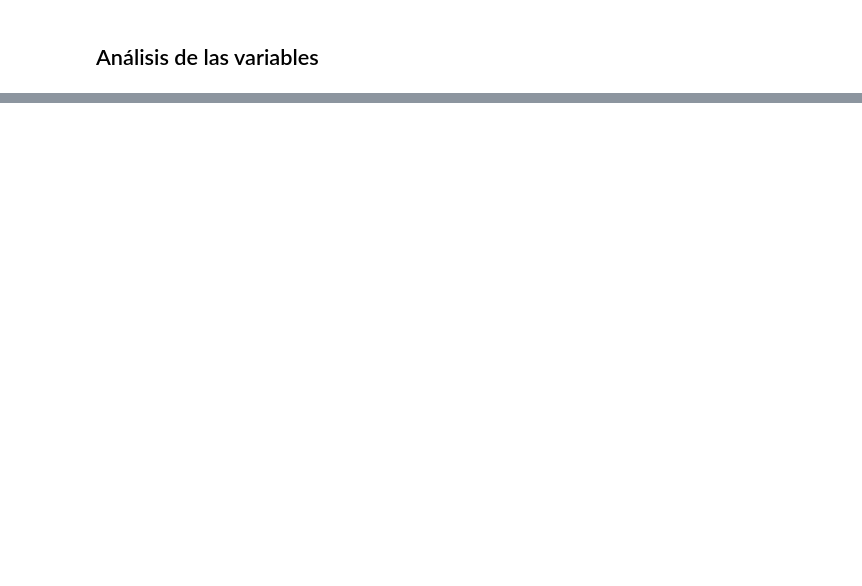
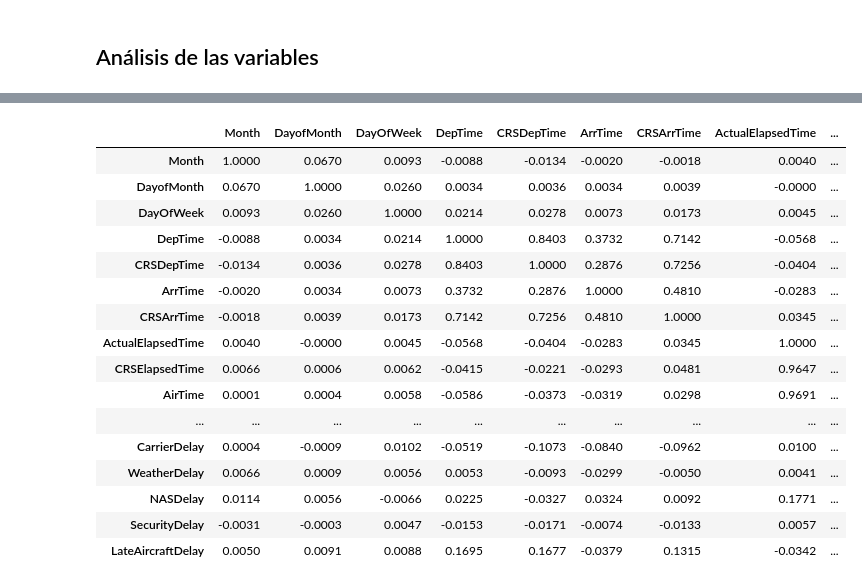
Before and after one commit to inesgfortis/Aircraft_Delays_Analysis, a Jupyter notebook: Preprocessing.ipynb, the cells around one changed output, grey strips where cells are left out. Cells and saved outputs as stored; diff of their text form; code cells hidden in the pictures; blank space fills up the shorter version.

```diff
--- a/Preprocessing.ipynb
+++ b/Preprocessing.ipynb
@@ -154,0 +149,24 @@ LateAircraftDelay           1.000000
+# %%
+df.drop("Year", inplace=True, axis=1)
+# %%
+# Correlación entre variables númericamente
+corr = df.corr()
+corr.style.background_gradient(cmap='coolwarm').set_precision(4)
+# %% [output]
+|  | Month | DayofMonth | DayOfWeek | DepTime | CRSDepTime | ArrTime | CRSArrTime | ActualElapsedTime | ... |
+| Month | 1.0000 | 0.0670 | 0.0093 | -0.0088 | -0.0134 | -0.0020 | -0.0018 | 0.0040 | ... |
+| DayofMonth | 0.0670 | 1.0000 | 0.0260 | 0.0034 | 0.0036 | 0.0034 | 0.0039 | -0.0000 | ... |
+| DayOfWeek | 0.0093 | 0.0260 | 1.0000 | 0.0214 | 0.0278 | 0.0073 | 0.0173 | 0.0045 | ... |
+| DepTime | -0.0088 | 0.0034 | 0.0214 | 1.0000 | 0.8403 | 0.3732 | 0.7142 | -0.0568 | ... |
+| CRSDepTime | -0.0134 | 0.0036 | 0.0278 | 0.8403 | 1.0000 | 0.2876 | 0.7256 | -0.0404 | ... |
+| ArrTime | -0.0020 | 0.0034 | 0.0073 | 0.3732 | 0.2876 | 1.0000 | 0.4810 | -0.0283 | ... |
+| CRSArrTime | -0.0018 | 0.0039 | 0.0173 | 0.7142 | 0.7256 | 0.4810 | 1.0000 | 0.0345 | ... |
+| ActualElapsedTime | 0.0040 | -0.0000 | 0.0045 | -0.0568 | -0.0404 | -0.0283 | 0.0345 | 1.0000 | ... |
+| CRSElapsedTime | 0.0066 | 0.0006 | 0.0062 | -0.0415 | -0.0221 | -0.0293 | 0.0481 | 0.9647 | ... |
+| AirTime | 0.0001 | 0.0004 | 0.0058 | -0.0586 | -0.0373 | -0.0319 | 0.0298 | 0.9691 | ... |
+| ... | ... | ... | ... | ... | ... | ... | ... | ... | ... |
+| CarrierDelay | 0.0004 | -0.0009 | 0.0102 | -0.0519 | -0.1073 | -0.0840 | -0.0962 | 0.0100 | ... |
+| WeatherDelay | 0.0066 | 0.0009 | 0.0056 | 0.0053 | -0.0093 | -0.0299 | -0.0050 | 0.0041 | ... |
+| NASDelay | 0.0114 | 0.0056 | -0.0066 | 0.0225 | -0.0327 | 0.0324 | 0.0092 | 0.1771 | ... |
+| SecurityDelay | -0.0031 | -0.0003 | 0.0047 | -0.0153 | -0.0171 | -0.0074 | -0.0133 | 0.0057 | ... |
+| LateAircraftDelay | 0.0050 | 0.0091 | 0.0088 | 0.1695 | 0.1677 | -0.0379 | 0.1315 | -0.0342 | ... |
```
Also changed, not shown: parts of 22 cells of this notebook.
